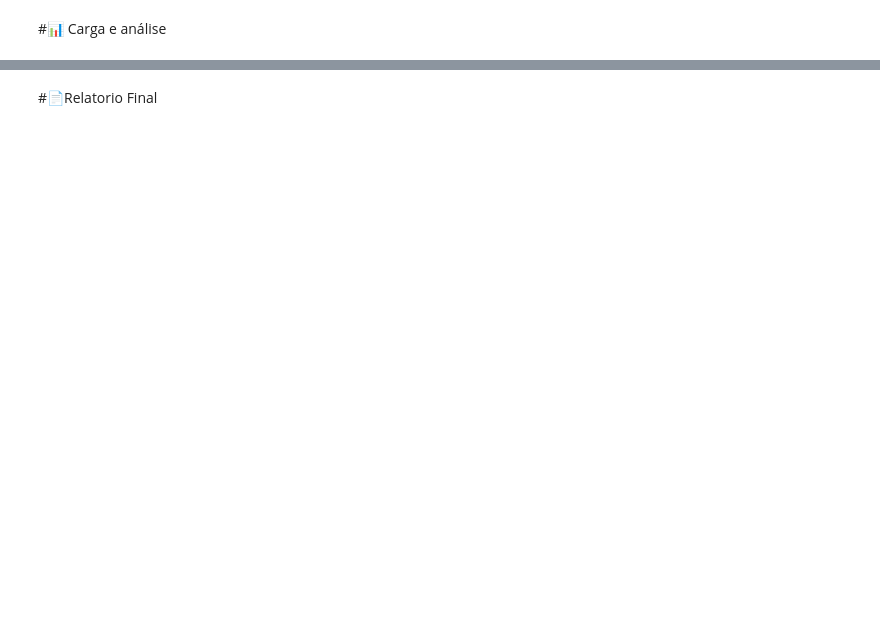
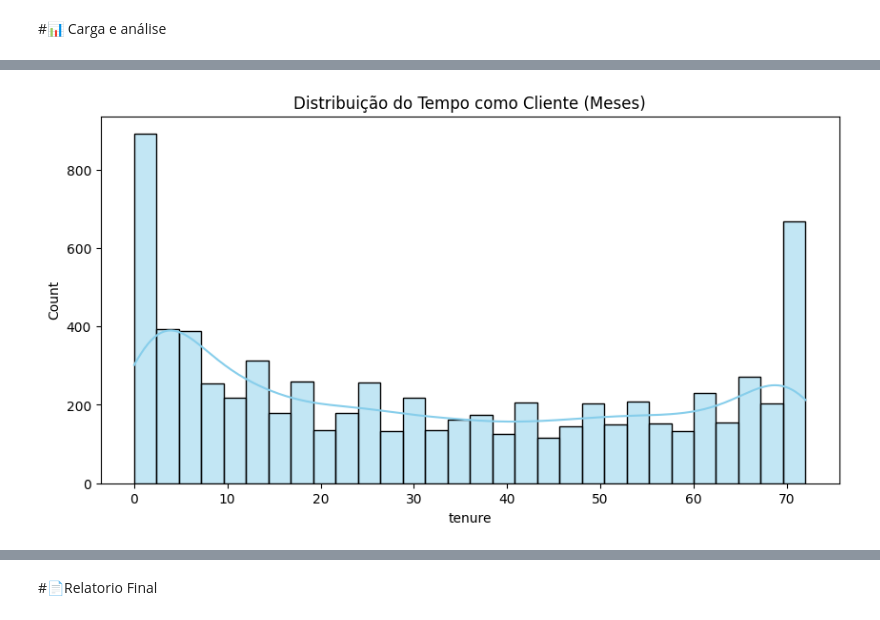
Before and after one commit to mlpoliveira/challenge2-data-science, a Jupyter notebook: TelecomX_BR.ipynb, the cells around one changed output, grey strips where cells are left out. Cells and saved outputs as stored; diff of their text form; code cells hidden in the pictures; blank space fills up the shorter version.

```diff
--- a/TelecomX_BR.ipynb
+++ b/TelecomX_BR.ipynb
@@ -186,0 +222,2 @@ dtype: object
+# %%
+df_final['Charges.Total'] = pd.to_numeric(df_final['Charges.Total'], errors='coerce')
@@ -186,0 +253,5 @@ dtype: object
+# %%
+services = ['OnlineSecurity', 'OnlineBackup', 'DeviceProtection', 'TechSupport', 'StreamingTV', 'StreamingMovies']
+
+for col in services:
+    df_final[col] = df_final[col].replace({'No internet service': 'No'})
@@ -186,0 +276,12 @@ dtype: object
+# %%
+def categorize_tenure(tenure):
+    if tenure <= 12:
+        return '0-1 ano'
+    elif tenure <= 24:
+        return '1-2 anos'
+    elif tenure <= 36:
+        return '2-3 anos'
+    else:
+        return '+3 anos'
+
+df_final['tenure_group'] = df_final['tenure'].apply(categorize_tenure)
@@ -187,3 +290,5 @@ dtype: object
+# %%
+df_final['AvgMonthlyCharge'] = df_final['Charges.Total'] / df_final['tenure']
 # %% [markdown]
 #📊 Carga e análise
 # %%
@@ -190,0 +406,7 @@ df_final.to_csv('dados_limpos.csv', index=False)
+# %%
+plt.figure(figsize=(10, 5))
+sns.histplot(df_final['tenure'], bins=30, kde=True, color='skyblue')
+plt.title('Distribuição do Tempo como Cliente (Meses)')
+plt.show()
+# %% [output]
+[figure, added]
```
Also changed, not shown: parts of 44 cells of this notebook, 1 other file.
